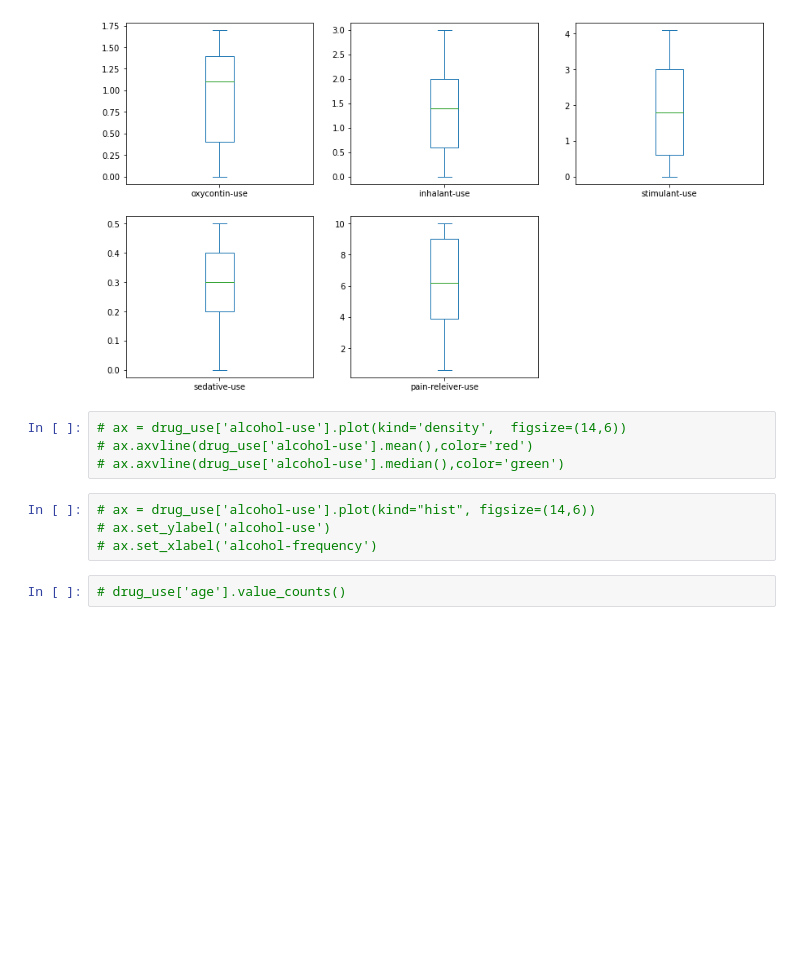
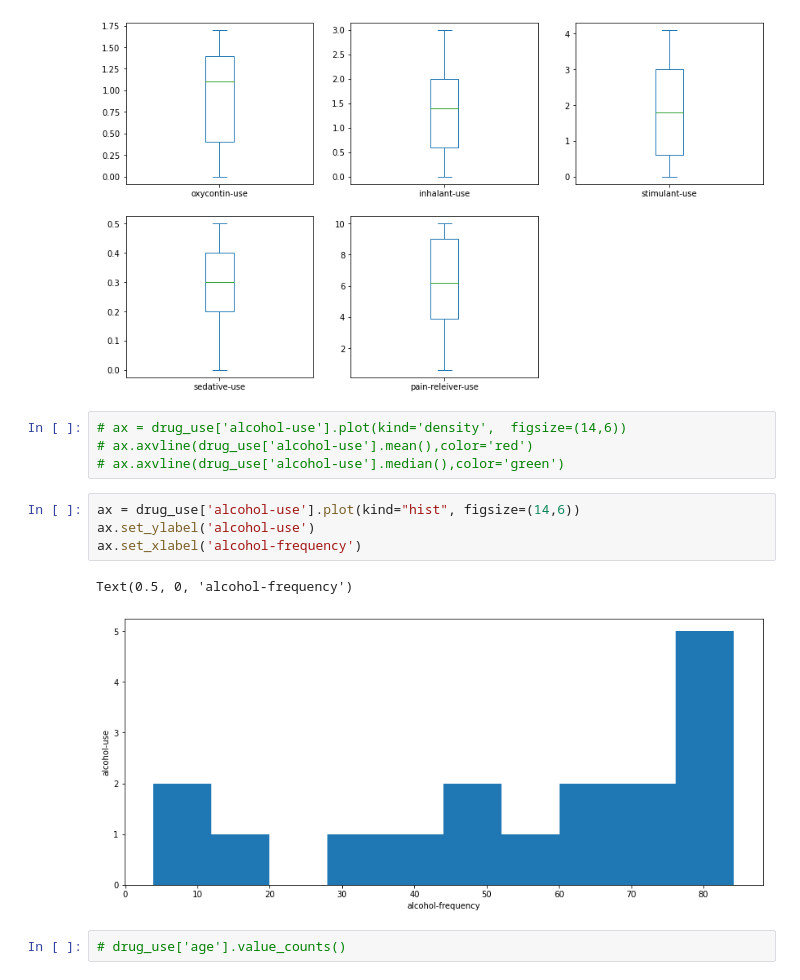
Before and after one commit to Monkeman9592/brandoncruz, a Jupyter notebook: data_druguse/drug use by age.ipynb, the cells around one changed output. Drawn from its saved outputs; the diff is of its cells as text; blank space fills up the shorter version.

```diff
--- a/data_druguse/drug use by age.ipynb
+++ b/data_druguse/drug use by age.ipynb
@@ -214,9 +214,12 @@ dtype: object
 # ax.axvline(drug_use['alcohol-use'].mean(),color='red')
 # ax.axvline(drug_use['alcohol-use'].median(),color='green')
 # %%
-# ax = drug_use['alcohol-use'].plot(kind="hist", figsize=(14,6))
-# ax.set_ylabel('alcohol-use')
-# ax.set_xlabel('alcohol-frequency')
+ax = drug_use['alcohol-use'].plot(kind="hist", figsize=(14,6))
+ax.set_ylabel('alcohol-use')
+ax.set_xlabel('alcohol-frequency')
+# %% [output]
+Text(0.5, 0, 'alcohol-frequency')
+[figure, added]
 # %%
 # drug_use['age'].value_counts()
 # %%
```
Also changed, not shown: parts of 4 cells of this notebook, 2 other files.
